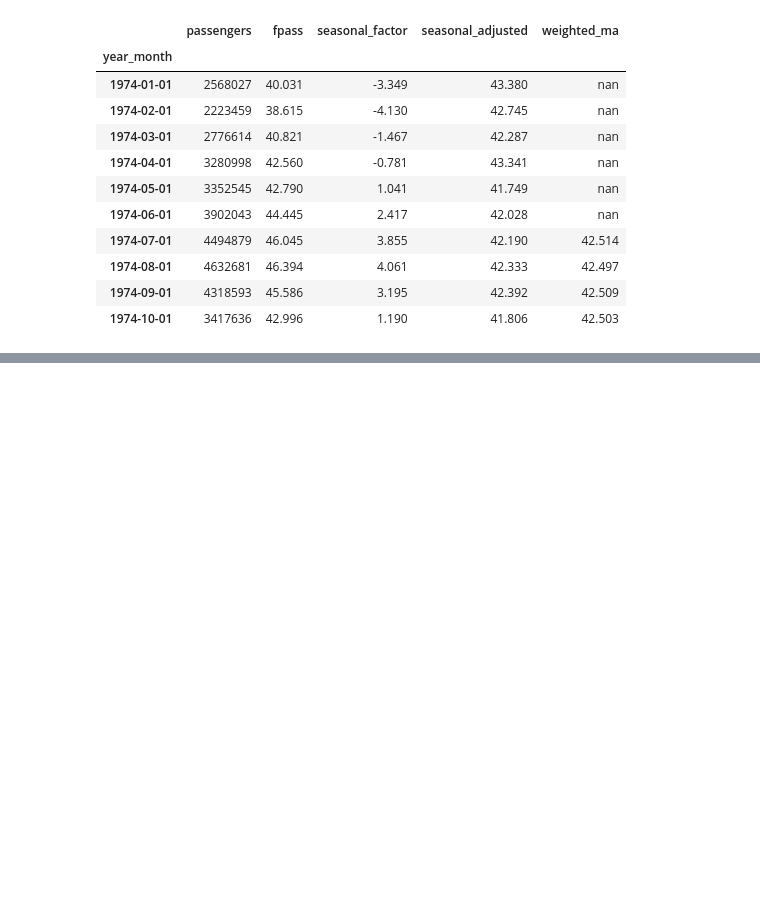
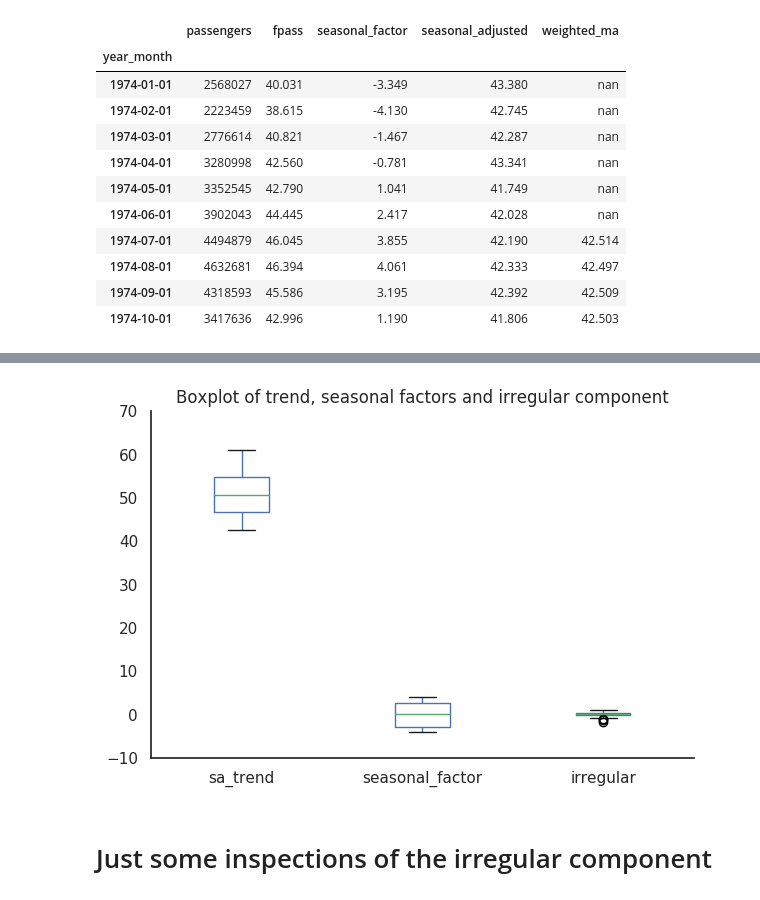
Before and after one commit to SandervandenOord/M249, a Jupyter notebook: notebooks/3_Seasonal_decomposition_and_Weighted_moving_averages.ipynb, the cells around one changed output, grey strips where cells are left out. Drawn from its saved outputs; the diff is of its cells as text; code cells hidden in the pictures; blank space fills up the shorter version.

Commit message:
added visualization of irregular term

```diff
--- a/notebooks/3_Seasonal_decomposition_and_Weighted_moving_averages.ipynb
+++ b/notebooks/3_Seasonal_decomposition_and_Weighted_moving_averages.ipynb
@@ -130,0 +129,6 @@ df.head(10)
+# %%
+# calculating a simple moving average on the seasonal adjusted series = time series with seasonal factors removed
+df['sa_trend'] = df['seasonal_adjusted'].rolling(window=13, center=True).mean()
+# %%
+# calculating the irregular component
+df['irregular'] = df['seasonal_adjusted'] - df['sa_trend']
@@ -130,0 +151,12 @@ df.head(10)
+# %%
+# just showing which component (trend) is the largest and the spread of components to get a feel for the components
+df[['sa_trend', 'seasonal_factor', 'irregular']].plot(
+    kind='box',
+    title='Boxplot of trend, seasonal factors and irregular component',
+    ylim=(-10,70),
+)
+sns.despine();
+# %% [output]
+[figure, added]
+# %% [markdown]
+# Just some inspections of the irregular component
```
Also changed, not shown: parts of 6 cells of this notebook.
